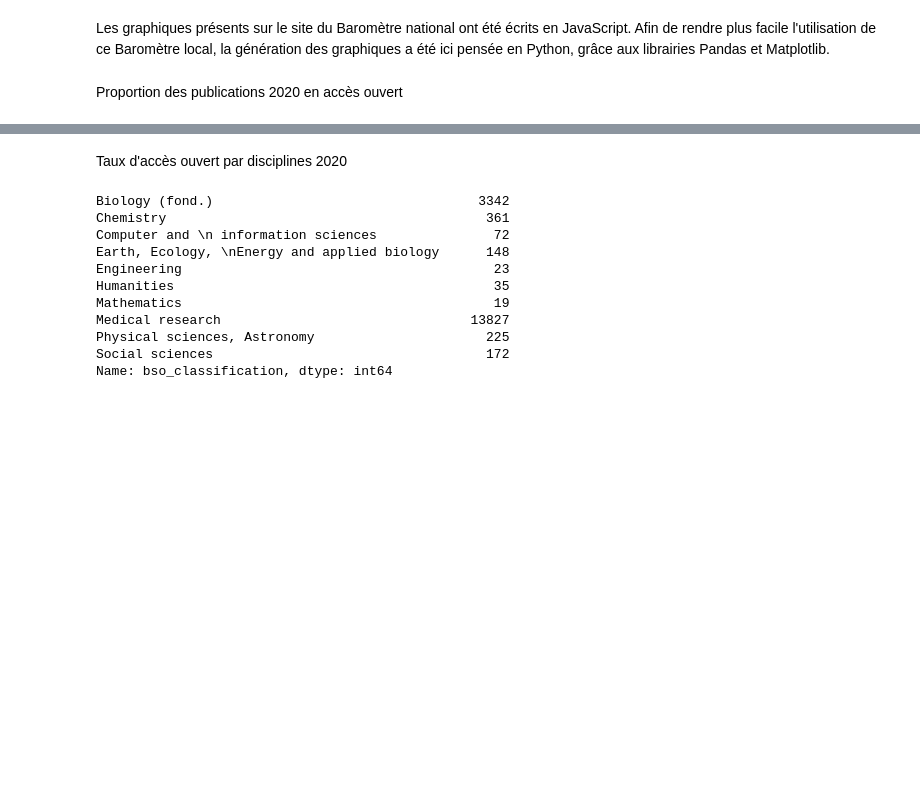
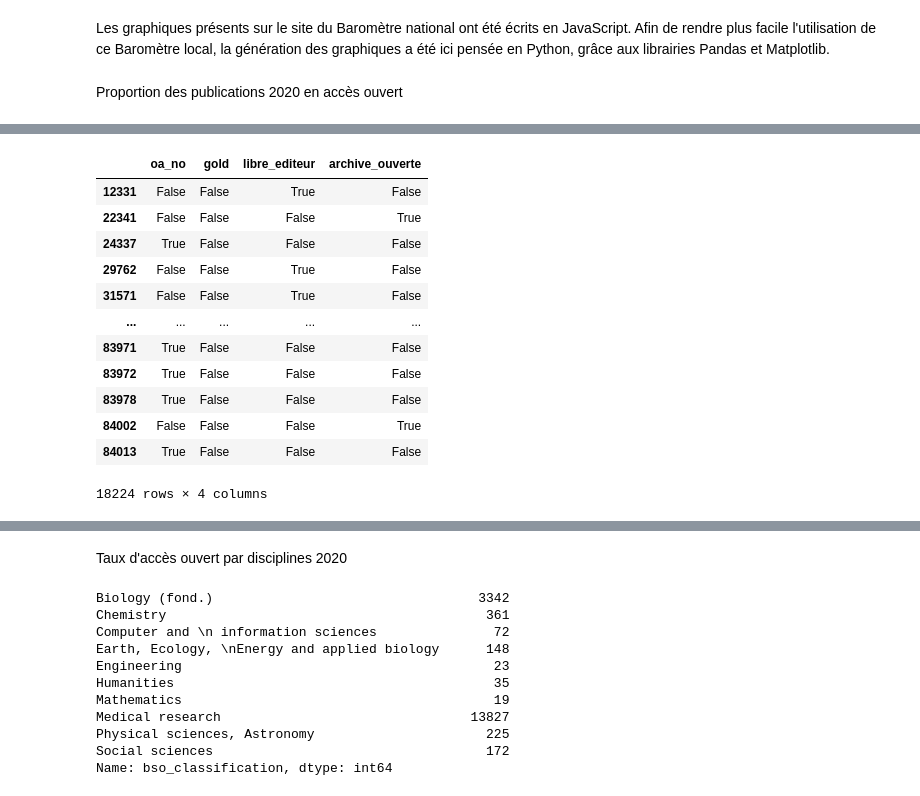
Before and after one commit to Inserm-IST/BSO-Inserm, a Jupyter notebook: 02_barometre_inserm.ipynb, the cells around one changed output, grey strips where cells are left out. Cells and saved outputs as stored; diff of their text form; code cells hidden in the pictures; blank space fills up the shorter version.

```diff
--- a/02_barometre_inserm.ipynb
+++ b/02_barometre_inserm.ipynb
@@ -189,0 +67,6 @@ Text(0.55, 1.8, 'Proportion des publications 2019 en accès ouvert (mesuré en 2
+# %%
+# si dans le doaj alors gold
+gold = (pie_data['journal_is_in_doaj'] == True)
+# %%
+# si oa et pas gold alors free
+free = oa_yes & (pie_data['journal_is_in_doaj'] == False)
@@ -189,0 +85,4 @@ Text(0.55, 1.8, 'Proportion des publications 2019 en accès ouvert (mesuré en 2
+# %%
+libre_editeur =  free & ((pie_data['oa_host_type'] == 'publisher') | (pie_data['oa_host_type'] == 'publisher;repository'))
+# %%
+archive_ouverte = free & (pie_data['oa_host_type'] == 'repository')
@@ -189,0 +91,21 @@ Text(0.55, 1.8, 'Proportion des publications 2019 en accès ouvert (mesuré en 2
+# %%
+pie_data_ext = pd.DataFrame({'oa_no' : oa_no,
+                             'gold' : gold,
+                             'libre_editeur' : libre_editeur,
+                             'archive_ouverte' : archive_ouverte
+                            })
+pie_data_ext
+# %% [output]
+|  | oa_no | gold | libre_editeur | archive_ouverte |
+| 12331 | False | False | True | False |
+| 22341 | False | False | False | True |
+| 24337 | True | False | False | False |
+| 29762 | False | False | True | False |
+| 31571 | False | False | True | False |
+| ... | ... | ... | ... | ... |
+| 83971 | True | False | False | False |
+| 83972 | True | False | False | False |
+| 83978 | True | False | False | False |
+| 84002 | False | False | False | True |
+| 84013 | True | False | False | False |
+18224 rows × 4 columns
```
Also changed, not shown: parts of 39 cells of this notebook, 1 other file.
